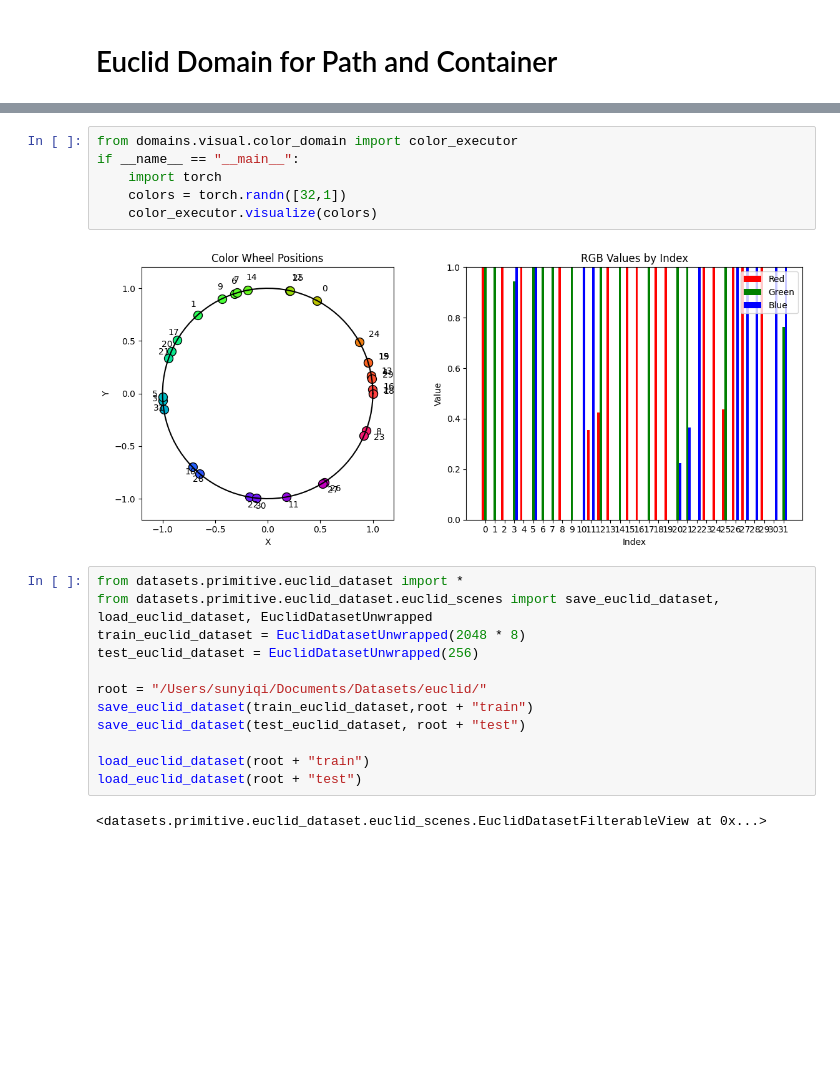
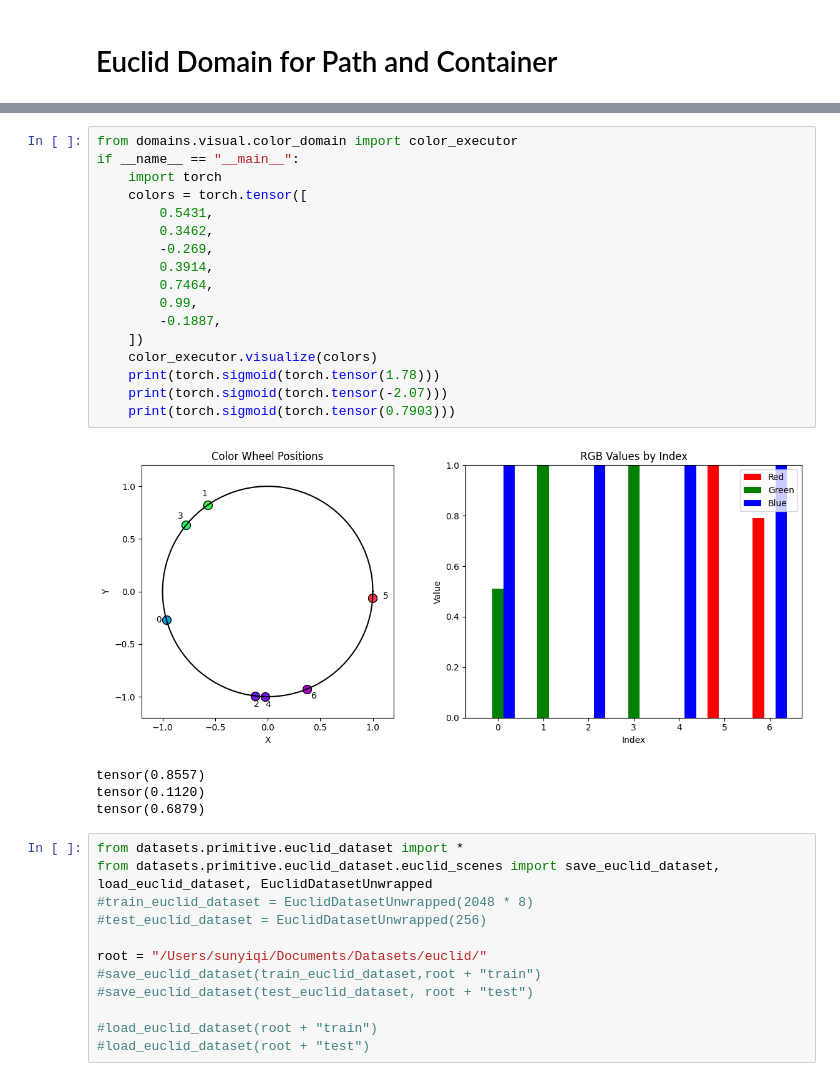
Before and after one commit to ZongjingLi/MetaLearner, a Jupyter notebook: debug_euclid.ipynb, the cells around one changed output, grey strips where cells are left out. Saved outputs shown, nothing was run; the diff lists cells and outputs as text; blank space fills up the shorter version.

```diff
--- a/debug_euclid.ipynb
+++ b/debug_euclid.ipynb
@@ -97,25 +215,37 @@ circle filter: tensor([ True, False])
 # %%
 from domains.visual.color_domain import color_executor
 if __name__ == "__main__":
     import torch
-    colors = torch.randn([32,1])
+    colors = torch.tensor([
+        0.5431,
+        0.3462,
+        -0.269,
+        0.3914,
+        0.7464,
+        0.99,
+        -0.1887,
+    ])
     color_executor.visualize(colors)
+    print(torch.sigmoid(torch.tensor(1.78)))
+    print(torch.sigmoid(torch.tensor(-2.07)))
+    print(torch.sigmoid(torch.tensor(0.7903)))
 # %% [output]
-[figure, old version]
+[figure, new version]
+tensor(0.8557)
+tensor(0.1120)
+tensor(0.6879)
 # %%
 from datasets.primitive.euclid_dataset import *
 from datasets.primitive.euclid_dataset.euclid_scenes import save_euclid_dataset, load_euclid_dataset, EuclidDatasetUnwrapped
-train_euclid_dataset = EuclidDatasetUnwrapped(2048 * 8)
-test_euclid_dataset = EuclidDatasetUnwrapped(256)
+#train_euclid_dataset = EuclidDatasetUnwrapped(2048 * 8)
+#test_euclid_dataset = EuclidDatasetUnwrapped(256)
 
 root = "/Users/sunyiqi/Documents/Datasets/euclid/"
-save_euclid_dataset(train_euclid_dataset,root + "train")
-save_euclid_dataset(test_euclid_dataset, root + "test")
+#save_euclid_dataset(train_euclid_dataset,root + "train")
+#save_euclid_dataset(test_euclid_dataset, root + "test")
 
-load_euclid_dataset(root + "train")
-load_euclid_dataset(root + "test")
+#load_euclid_dataset(root + "train")
+#load_euclid_dataset(root + "test")
-# %% [output]
-<datasets.primitive.euclid_dataset.euclid_scenes.EuclidDatasetFilterableView at 0x...>
 # %%
 
 def colored_triangle(colors = ["red", "green", "blue"]):
```
Also changed, not shown: parts of 6 cells of this notebook, 27 other files.
